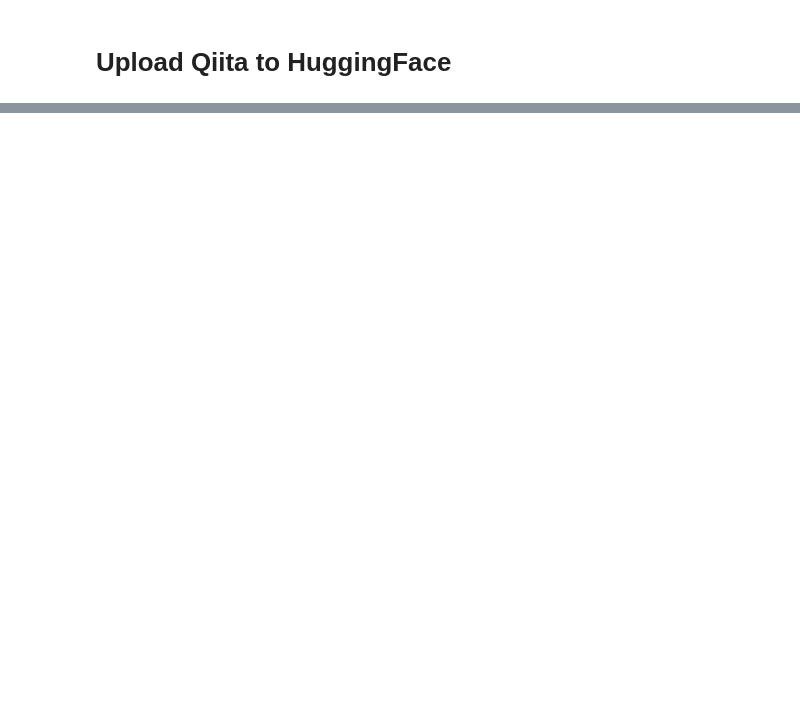
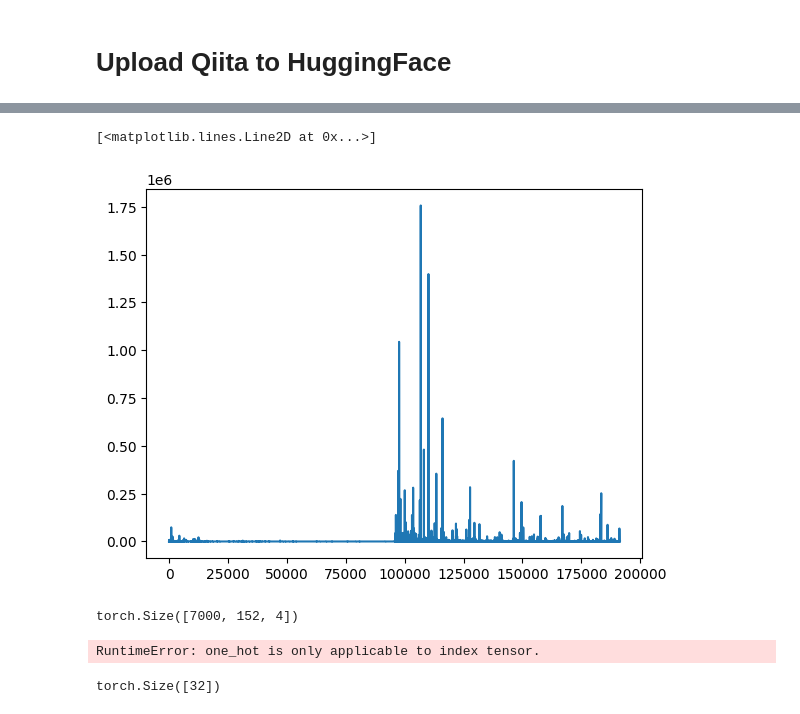
Before and after one commit to dydact/manify, a Jupyter notebook: notebooks/61_embedder_refactor_scratch.ipynb, the cells around one changed output, grey strips where cells are left out. Drawn from its saved outputs; the diff is of its cells as text; code cells hidden in the pictures; blank space fills up the shorter version.

Commit message:
Add siamese neural net; qiita dataset

```diff
--- a/notebooks/61_embedder_refactor_scratch.ipynb
+++ b/notebooks/61_embedder_refactor_scratch.ipynb
@@ -282,0 +276,48 @@ KeyboardInterrupt:
+# %%
+# load class
+d = X["train"].shape[1]
+pm = manify.manifolds.ProductManifold(signature=[(-1, 8), (0, 8), (1, 8)])
+
+encoder = torch.nn.Sequential(
+    torch.nn.Linear(d, 128),
+    torch.nn.ReLU(),
+    torch.nn.Linear(128, pm.dim),
+)
+decoder = torch.nn.Sequential(
+    torch.nn.Linear(pm.ambient_dim, 128),
+    torch.nn.ReLU(),
+    torch.nn.Linear(128, d),
+)
+
+snn = manify.SiameseNetwork(pm=pm, encoder=encoder, decoder=decoder, beta=0.1)
+snn.fit(
+    # torch.nn.functional.one_hot(X["train"], num_classes=4).float().reshape(-1, d),
+    X["train"].float(),
+    D["train"] / D["train"].max(),
+    burn_in_iterations=1,
+    training_iterations=1,
+    lr=1e-3,
+    burn_in_lr=1e-4,
+    batch_size=256,
+    clip_grad=False,
+    curvature_lr=1e-3,
+)
+plt.plot(snn.loss_history_["total"])
+# %% [output]
+[<matplotlib.lines.Line2D at 0x...>]
+[figure, added]
+# %%
+torch.nn.functional.one_hot(X["train"], num_classes=4).float().shape
+# %% [output]
+torch.Size([7000, 152, 4])
+# %%
+torch.nn.functional.one_hot(X_train, num_classes=4)
+# %% [output]
+RuntimeError: one_hot is only applicable to index tensor.
+# %%
+z1 = snn.encode(X["train"][:32].float())
+z2 = snn.encode(X["train"][32:64].float())
+
+snn.pm.manifold.dist(snn.pm.expmap(z1 @ snn.pm.projection_matrix), snn.pm.expmap(z2 @ snn.pm.projection_matrix)).shape
+# %% [output]
+torch.Size([32])
```
Also changed, not shown: parts of 6 cells of this notebook, 9 other files.
